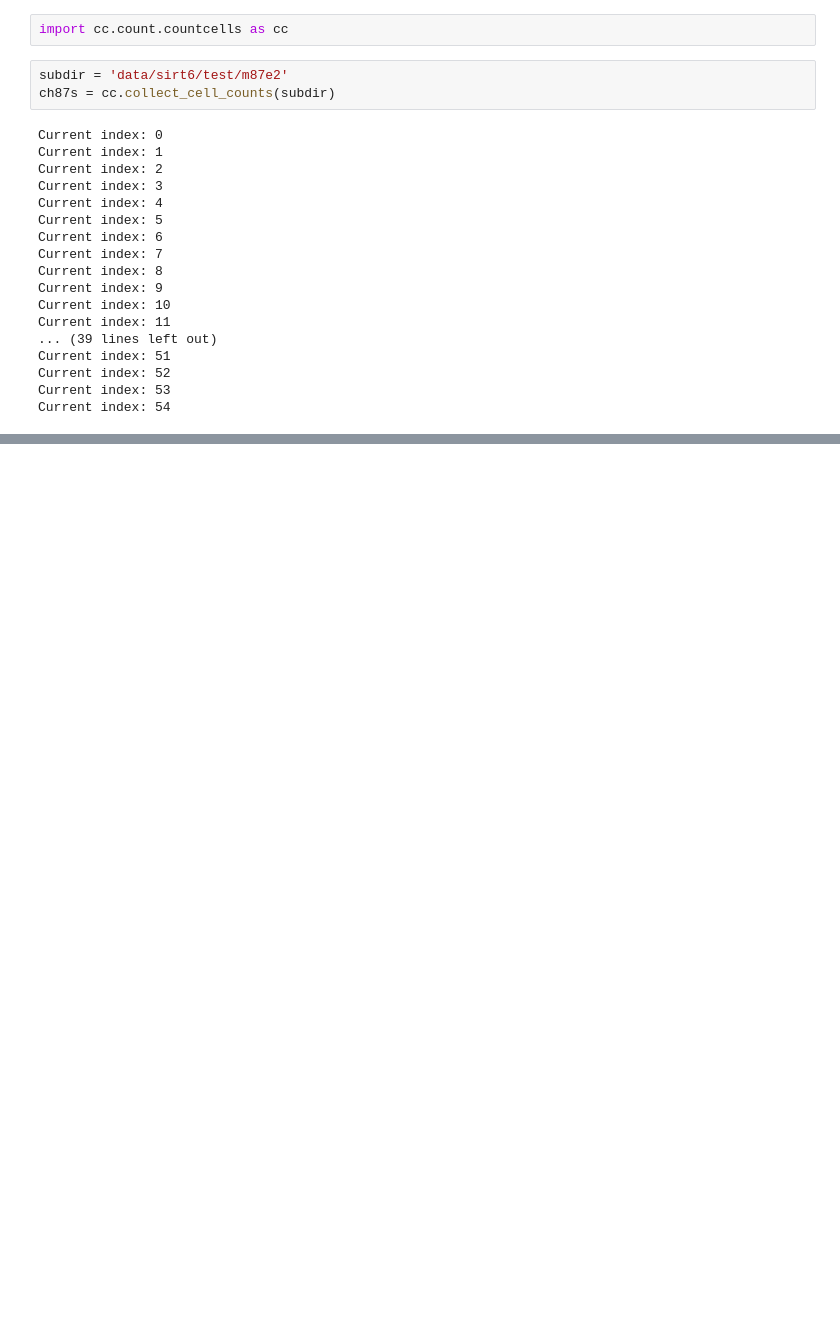
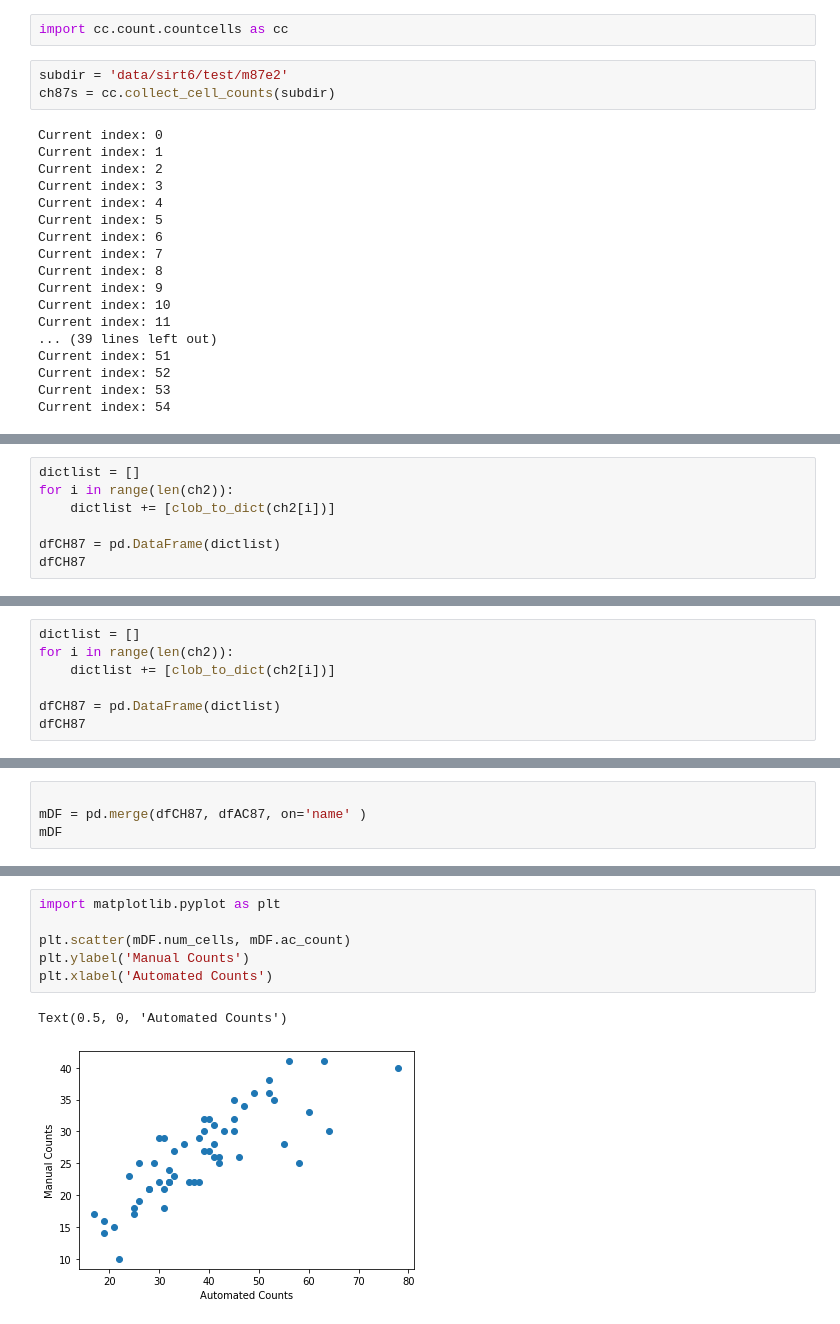
Before and after one commit to CamHolman/cell_counting, a Jupyter notebook: notebooks/testing/20191217_CMH_test_compare_AC_subset.ipynb, the cells around one changed output, grey strips where cells are left out. Cells and saved outputs as stored; diff of their text form; blank space fills up the shorter version.

```diff
--- a/notebooks/testing/20191217_CMH_test_compare_AC_subset.ipynb
+++ b/notebooks/testing/20191217_CMH_test_compare_AC_subset.ipynb
@@ -26,0 +160,7 @@ dfch =
+# %%
+dictlist = []
+for i in range(len(ch2)):
+    dictlist += [clob_to_dict(ch2[i])]
+
+dfCH87 = pd.DataFrame(dictlist)
+dfCH87
@@ -26,0 +219,7 @@ dfch =
+# %%
+dictlist = []
+for i in range(len(ch2)):
+    dictlist += [clob_to_dict(ch2[i])]
+
+dfCH87 = pd.DataFrame(dictlist)
+dfCH87
@@ -26,0 +244,4 @@ dfch =
+# %%
+
+mDF = pd.merge(dfCH87, dfAC87, on='name' )
+mDF
@@ -26,0 +276,9 @@ dfch =
+# %%
+import matplotlib.pyplot as plt
+
+plt.scatter(mDF.num_cells, mDF.ac_count)
+plt.ylabel('Manual Counts')
+plt.xlabel('Automated Counts')
+# %% [output]
+Text(0.5, 0, 'Automated Counts')
+[figure, added]
```
Also changed, not shown: parts of 19 cells of this notebook, 5 other files.
